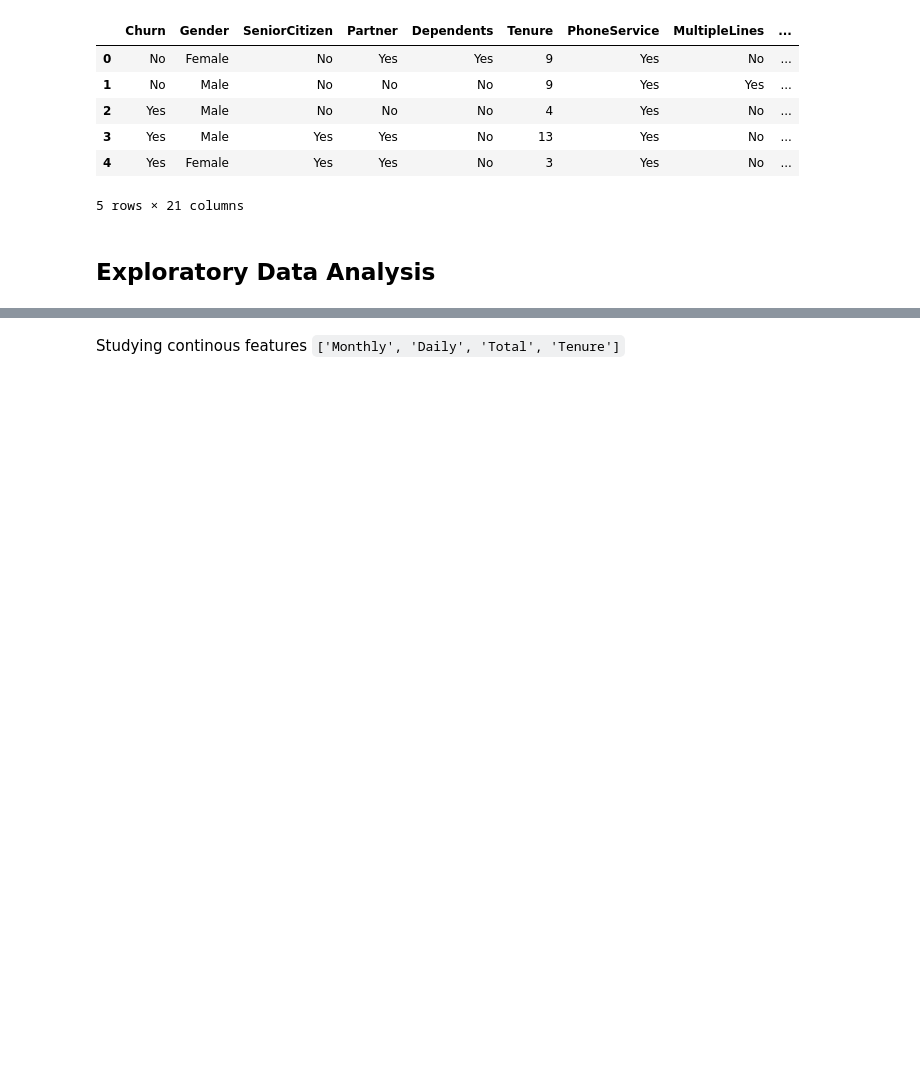
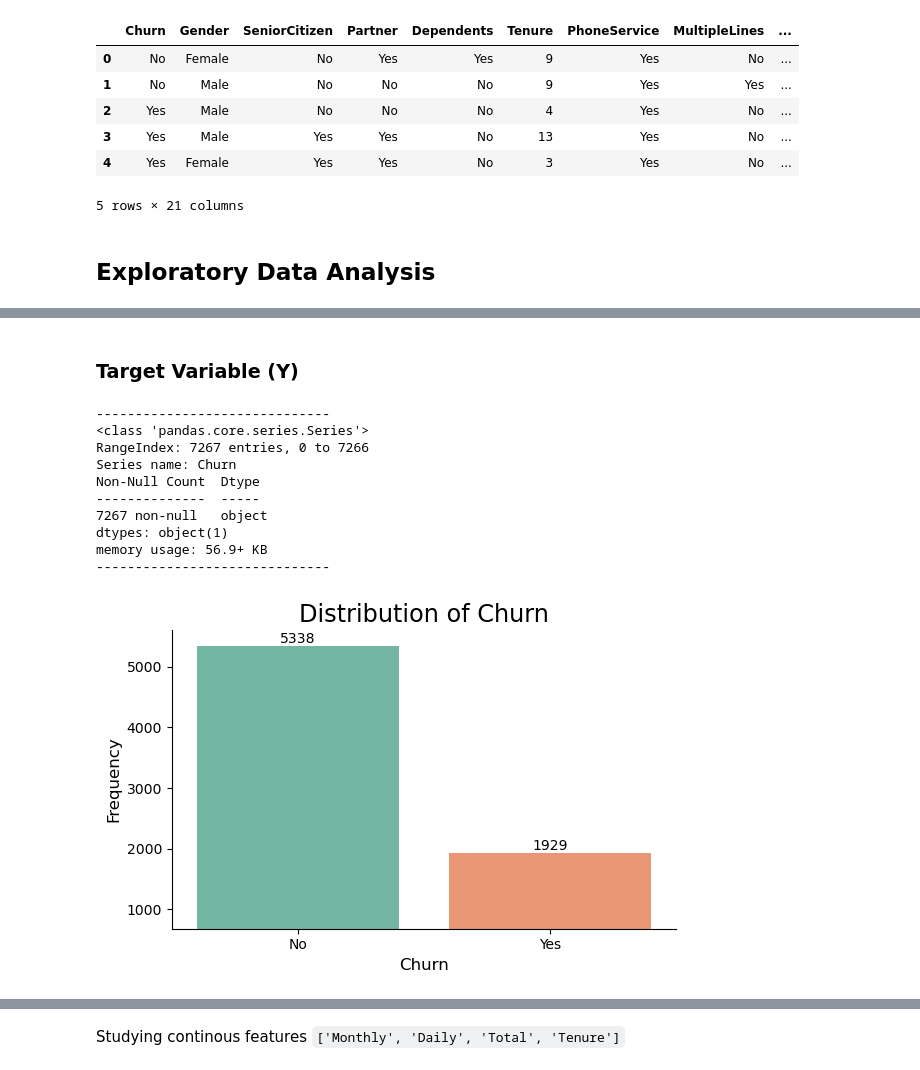
Before and after one commit to DanielCrema/oracle-one-data-science-challenge3-telecom-x-2, a Jupyter notebook: main.ipynb, the cells around one changed output, grey strips where cells are left out. Drawn from its saved outputs; the diff is of its cells as text; code cells hidden in the pictures; blank space fills up the shorter version.

Commit message:
exploratory data analysis and initial preprocessing continous variables

```diff
--- a/main.ipynb
+++ b/main.ipynb
@@ -34,0 +60,20 @@ df.head()
+# %% [markdown]
+### Target Variable (Y)
+# %%
+df['Churn'].value_counts()
+print('-' * 30)
+df['Churn'].info()
+print('-' * 30)
+plot_feature(df, 'Churn')
+# %% [output]
+------------------------------
+<class 'pandas.core.series.Series'>
+RangeIndex: 7267 entries, 0 to 7266
+Series name: Churn
+Non-Null Count  Dtype
+--------------  -----
+7267 non-null   object
+dtypes: object(1)
+memory usage: 56.9+ KB
+------------------------------
+[figure, added]
```
Also changed, not shown: parts of 68 cells of this notebook, 4 other files.
